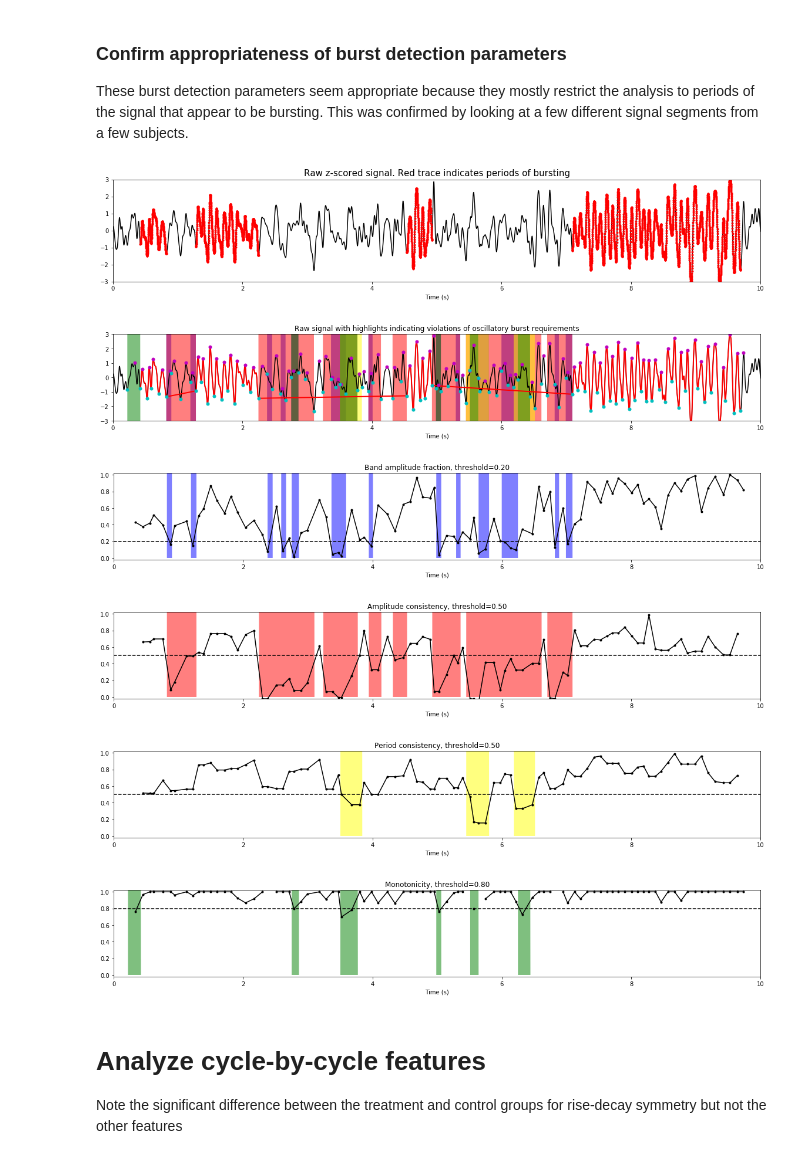
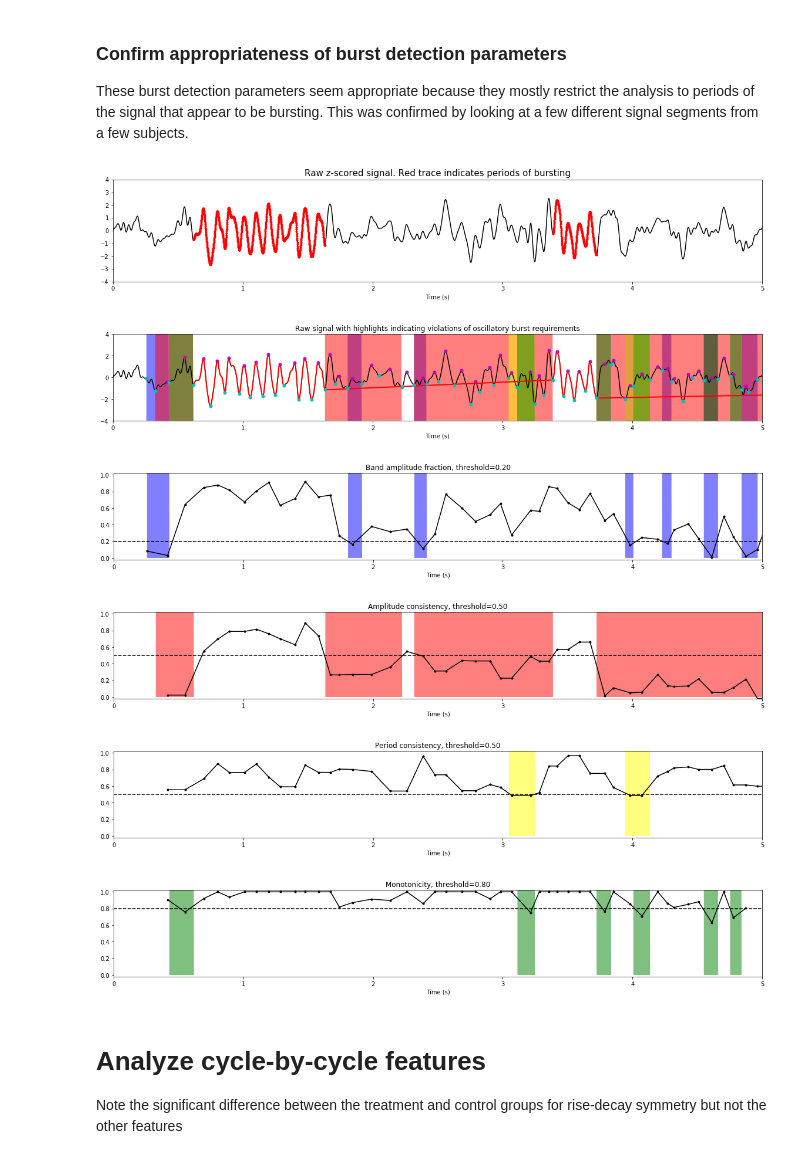
Before and after one commit to bycycle-tools/bycycle, a Jupyter notebook: tutorials/2_Resting state cycle-by-cycle analysis.ipynb, the cells around one changed output. Saved outputs shown, nothing was run; the diff lists cells and outputs as text; code cells hidden in the pictures.

```diff
--- a/tutorials/2_Resting state cycle-by-cycle analysis.ipynb
+++ b/tutorials/2_Resting state cycle-by-cycle analysis.ipynb
@@ -35,10 +18,18 @@ for k in Ns.keys():
+# %%
+# Load experimental data
+signals = np.load('data/sim_experiment.npy')
+Fs = 1000  # Sampling rate
+
+# Apply lowpass filter to each signal
+for i in range(len(signals)):
+    signals[i] = lowpass_filter(signals[i], Fs, 30, N_seconds=.2, remove_edge_artifacts=False)
 # %%
 # Plot an example signal
+N = len(signals)
+T = len(signals[0])/Fs
 t = np.arange(0, T, 1/Fs)
-tlims = (0,10)
-tidx = np.logical_and(t>=tlims[0], t<tlims[1])
 
 plt.figure(figsize=(16,3))
-plt.plot(t[tidx], signals['treatment'][0][tidx], 'k')
-plt.xlim(tlims)
+plt.plot(t, signals[0], 'k')
+plt.xlim((0, T))
 # %% [output]
@@ -58,13 +49,15 @@ burst_kwargs = {'amplitude_fraction_threshold': .2,
 
 # Compute features for each signal and concatenate into single dataframe
 dfs = []
-for k in Ns.keys():
-    for i in range(Ns[k]):
-        df = compute_features(signals[k][i], Fs, f_alpha,
-                              burst_detection_kwargs=burst_kwargs)
-        df['group'] = k
-        df['subject_id'] = i
-        dfs.append(df)
+for i in range(N):
+    df = compute_features(signals[i], Fs, f_alpha,
+                          burst_detection_kwargs=burst_kwargs)
+    if i >= int(N/2):
+        df['group'] = 'patient'
+    else:
+        df['group'] = 'control'
+    df['subject_id'] = i
+    dfs.append(df)
 df_cycles = pd.concat(dfs)
 # %%
 df_cycles.head()
@@ -79,21 +72,21 @@ df_cycles.head()
 ### Confirm appropriateness of burst detection parameters
 These burst detection parameters seem appropriate because they mostly restrict the analysis to periods of the signal that appear to be bursting. This was confirmed by looking at a few different signal segments from a few subjects.
 # %%
-subj = 4
-signal_df = df_cycles[(df_cycles['group']=='treatment') & (df_cycles['subject_id']==subj)]
+subj = 1
+signal_df = df_cycles[df_cycles['subject_id']==subj]
 from bycycle.burst import plot_burst_detect_params
-plot_burst_detect_params(signals['treatment'][subj], Fs, signal_df,
-                         burst_kwargs, tlims=(0, 10), figsize=(16, 3), plot_only_result=True)
+plot_burst_detect_params(signals[subj], Fs, signal_df,
+                         burst_kwargs, tlims=(0, 5), figsize=(16, 3), plot_only_result=True)
 
-plot_burst_detect_params(signals['treatment'][subj], Fs, signal_df,
-                         burst_kwargs, tlims=(0, 10), figsize=(16, 3))
+plot_burst_detect_params(signals[subj], Fs, signal_df,
+                         burst_kwargs, tlims=(0, 5), figsize=(16, 3))
 # %% [output]
-[figure, old version]
+[figure, new version]
-[figure, old version]
+[figure, new version]
-[figure, old version]
+[figure, new version]
-[figure, old version]
+[figure, new version]
-[figure, old version]
+[figure, new version]
-[figure, old version]
+[figure, new version]
 # %% [markdown]
 # Analyze cycle-by-cycle features
 Note the significant difference between the treatment and control groups for rise-decay symmetry but not the other features
```
Also changed, not shown: parts of 9 cells of this notebook, 18 other files.
